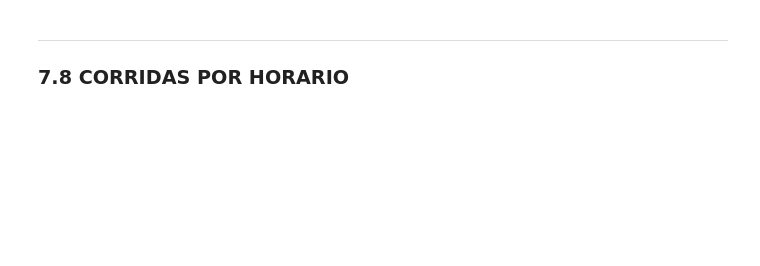
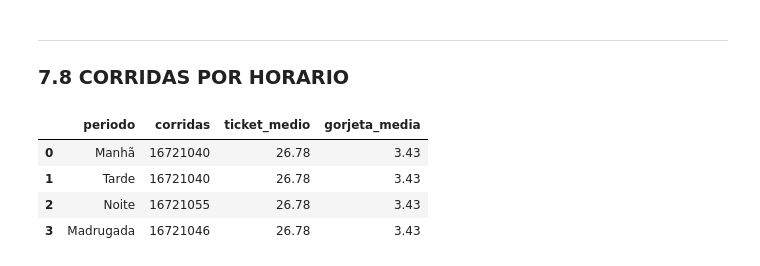
Before and after one commit to JohnnyFRL/led_taxi_elt, a Jupyter notebook: ipynb/elt_nyc_taxi.ipynb, the cells around one changed output. Cells and saved outputs as stored; diff of their text form; code cells hidden in the pictures; blank space fills up the shorter version.

```diff
--- a/ipynb/elt_nyc_taxi.ipynb
+++ b/ipynb/elt_nyc_taxi.ipynb
@@ -932,19 +971,23 @@ LIMIT 10;
 # %%
 con.execute("""
 SELECT
     CASE
         WHEN d.hora BETWEEN 0 AND 5 THEN 'Madrugada'
         WHEN d.hora BETWEEN 6 AND 11 THEN 'Manhã'
         WHEN d.hora BETWEEN 12 AND 17 THEN 'Tarde'
         ELSE 'Noite'
     END AS periodo,
     COUNT(*) AS corridas,
     ROUND(AVG(f.total_amount),2) AS ticket_medio,
-    ROUND(AVG(f.tip_amount),2) AS gorjeta_media,
-    ROUND(SUM(f.total_amount),2) AS faturamento
+    ROUND(AVG(f.tip_amount),2) AS gorjeta_media
 FROM fato_corridas f
 JOIN dim_data d
 ON f.data = d.data
 GROUP BY periodo
-ORDER BY faturamento DESC;
 """).fetchdf()
+# %% [output]
+|  | periodo | corridas | ticket_medio | gorjeta_media |
+| 0 | Manhã | 16721040 | 26.78 | 3.43 |
+| 1 | Tarde | 16721040 | 26.78 | 3.43 |
+| 2 | Noite | 16721055 | 26.78 | 3.43 |
+| 3 | Madrugada | 16721046 | 26.78 | 3.43 |
```
Also changed, not shown: parts of 5 cells of this notebook.
